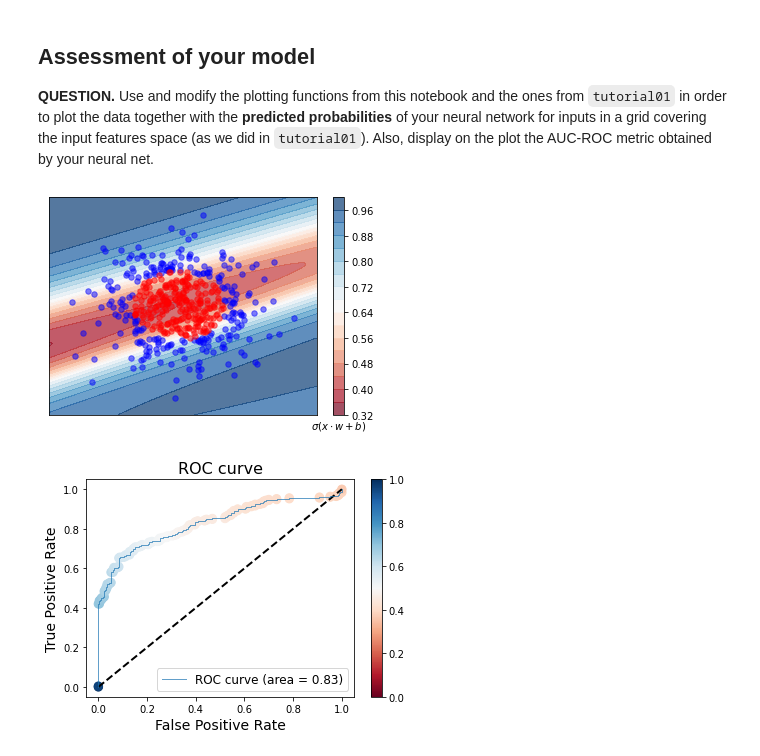
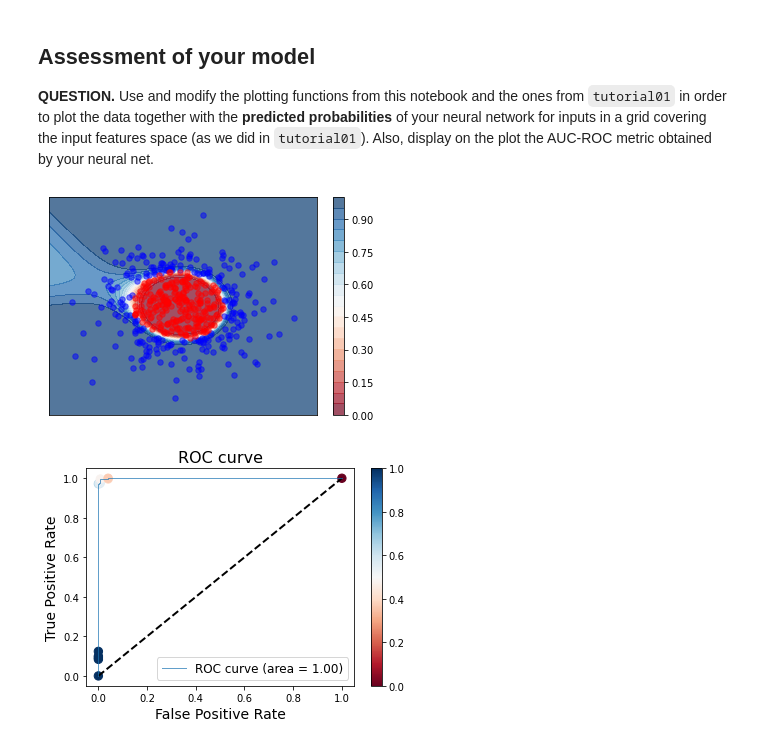
Before and after one commit to zyxflavien/DeepLearningM2MO, a Jupyter notebook: tutorial03a.ipynb, the cells around one changed output. Saved outputs shown, nothing was run; the diff lists cells and outputs as text; code cells hidden in the pictures.

```diff
--- a/tutorial03a.ipynb
+++ b/tutorial03a.ipynb
@@ -146,7 +146,6 @@ class NeuralNetwork:
         self.dZ1 = self.dlayer1 * sigmoid_deriv(self.layer1)
         self.dw1 = torch.matmul(X.T, self.dZ1)/n_samples
         self.db1 = torch.sum(self.dZ1, dim = 0, keepdim = True)/n_samples
-
     def predict(self, X):
         Z1_ = torch.matmul(X, self.W1) +  self.b1
         layer1_ = torch.sigmoid(Z1_)
@@ -156,6 +155,7 @@ class NeuralNetwork:
 
     def calcul_loss(self, result, y):
         m = y.shape[0]
+        result = result[:,0].float()
         result = torch.where(result==1., result-0.00001, result) # in case of 1
         return -torch.sum(torch.log(result) * y + torch.log(1-result) * (1 - y)) / m # fill in the question marks
 
@@ -194,10 +194,11 @@ nn.train(
     y_train_torch,
     X_valid_torch,
     y_valid_torch,
-    epochs=2000,
-    learning_rate=0.3
+    epochs=2500,
+    learning_rate=0.5
 )
-plt.title('Training_loss')
+plt.title('Training Loss')
 plt.plot(nn.training_loss)
+# plt.ylim([0,1])
 plt.show()
 # %% [output]
@@ -220,35 +227,35 @@ def plot_probas(ax, X, y, h=0.02, levels=20, colorbar=True):
     x_min, x_max = X[:, 0].min() - .5, X[:, 0].max() + .5
     y_min, y_max = X[:, 1].min() - .5, X[:, 1].max() + .5
     xx, yy = np.meshgrid(np.arange(x_min, x_max, h),
                          np.arange(y_min, y_max, h))
     Z = nn.predict(torch.from_numpy(np.c_[xx.ravel(), yy.ravel()]).float())
     Z = Z.numpy()
     Z = Z.reshape(xx.shape)
     ct = ax.contourf(xx, yy, Z, cmap=cm, alpha=.7, levels=levels)
     if colorbar:
         cbar = plt.colorbar(ct)
-        cbar.ax.set_xlabel(r"$\sigma(x \cdot w + b)$")
+#         cbar.ax.set_xlabel(r"$\sigma(x \cdot w + b)$")
 
 def plot_data(ax, X, y, xy_labels=True, **kwargs):
     X_1 = X[y == 1]
     X_0 = X[y == 0]
     plt.scatter(X_1[:, 0], X_1[:, 1], c="blue", s=30, label=r"$y_i=1$", **kwargs)
     plt.scatter(X_0[:, 0], X_0[:, 1], c="red", s=30, label=r"$y_i=-1$", **kwargs)
     ax.set_xticks(())
     ax.set_yticks(())
     if xy_labels:
         ax.set_xlabel(r"$x_{i,1}$", fontsize=15)
         ax.set_ylabel(r"$x_{i,2}$", fontsize=15)
     ax.set_xlim(X[:, 0].min() - 0.5, X[:, 0].max() + 0.5)
     ax.set_ylim(X[:, 1].min() - 0.5, X[:, 1].max() + 0.5)
 ax = plt.subplot(1, 1, 1)
 plot_probas(ax, X, y, h=h, levels=levels)
 plot_data(ax, X, y, xy_labels=False, alpha=0.5)
 # plot_hyperplane(clf, x_min=X[:, 0].min(), x_max=X[:, 0].max())
 # plt.title(name, fontsize=18)
 # lgd = plt.legend(fontsize=14, loc="lower center", ncol=3, bbox_to_anchor=(-0.9, -0.35))
 # %% [output]
-[figure, old version]
+[figure, new version]
 # %%
 def plot_roc_curve(y_test, y_score, title=None, label=None, legend=True,
                    show_thresholds=True, colorbar=True):
@@ -286,4 +293,4 @@ y_score = y_score.numpy()[:,0]
 # %%
 plot_roc_curve(y, y_score)
 # %% [output]
-[figure, old version]
+[figure, new version]
```
Also changed, not shown: parts of 3 cells of this notebook, 1 other file.
